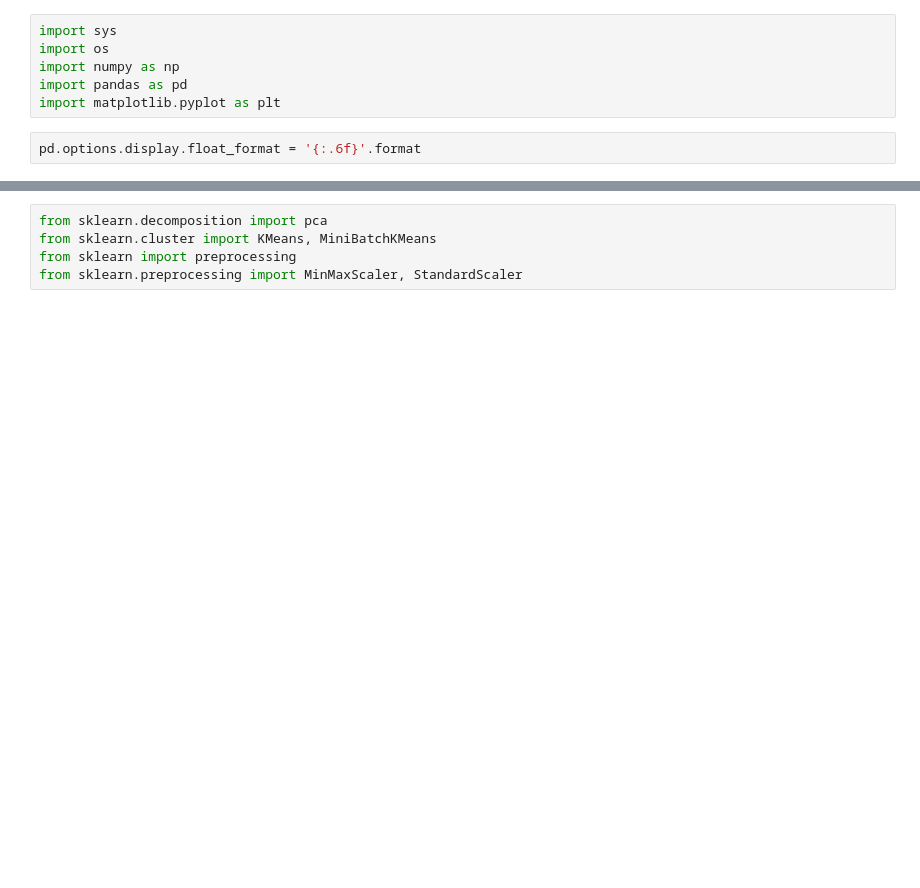
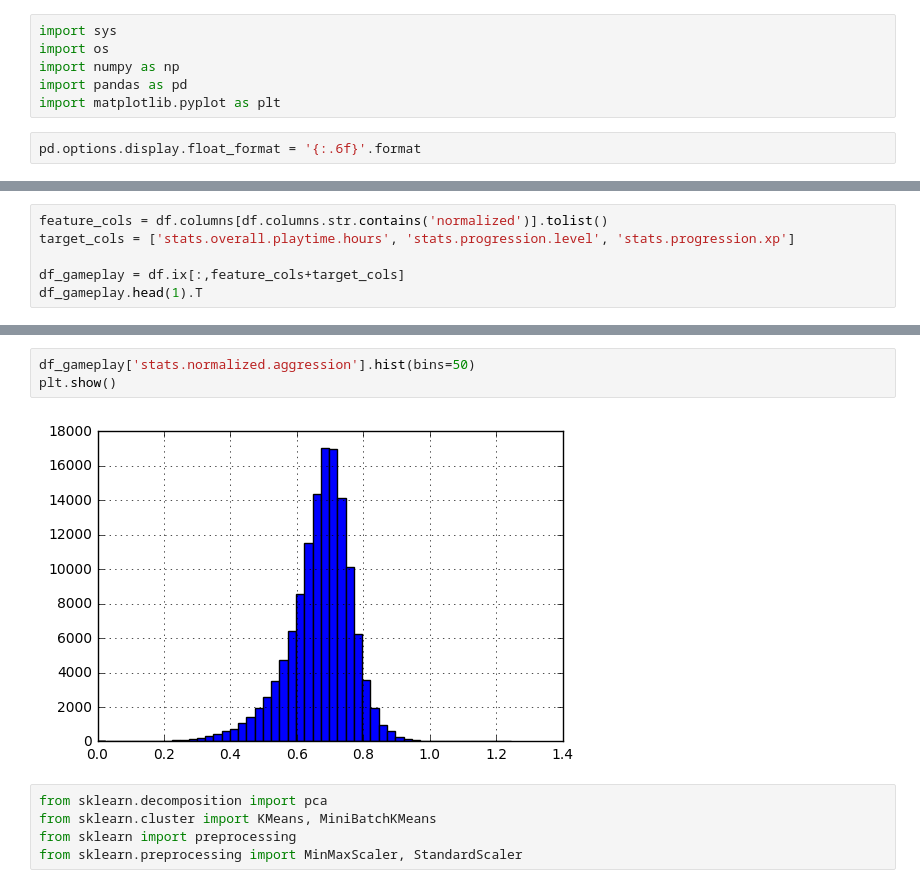
Before and after one commit to hernamesbarbara/r6stats, a Jupyter notebook: notebooks/Play Styles.ipynb, the cells around one changed output, grey strips where cells are left out. Saved outputs shown, nothing was run; the diff lists cells and outputs as text; blank space fills up the shorter version.

```diff
--- a/notebooks/Play Styles.ipynb
+++ b/notebooks/Play Styles.ipynb
@@ -34,0 +66,6 @@ df.head(1).T
+# %%
+feature_cols = df.columns[df.columns.str.contains('normalized')].tolist()
+target_cols = ['stats.overall.playtime.hours', 'stats.progression.level', 'stats.progression.xp']
+
+df_gameplay = df.ix[:,feature_cols+target_cols]
+df_gameplay.head(1).T
@@ -35,3 +99,8 @@ df.head(1).T
+# %%
+df_gameplay['stats.normalized.aggression'].hist(bins=50)
+plt.show()
+# %% [output]
+[figure, added]
 # %%
 from sklearn.decomposition import pca
 from sklearn.cluster import KMeans, MiniBatchKMeans
```
Also changed, not shown: parts of 11 cells of this notebook, 2 other files.
